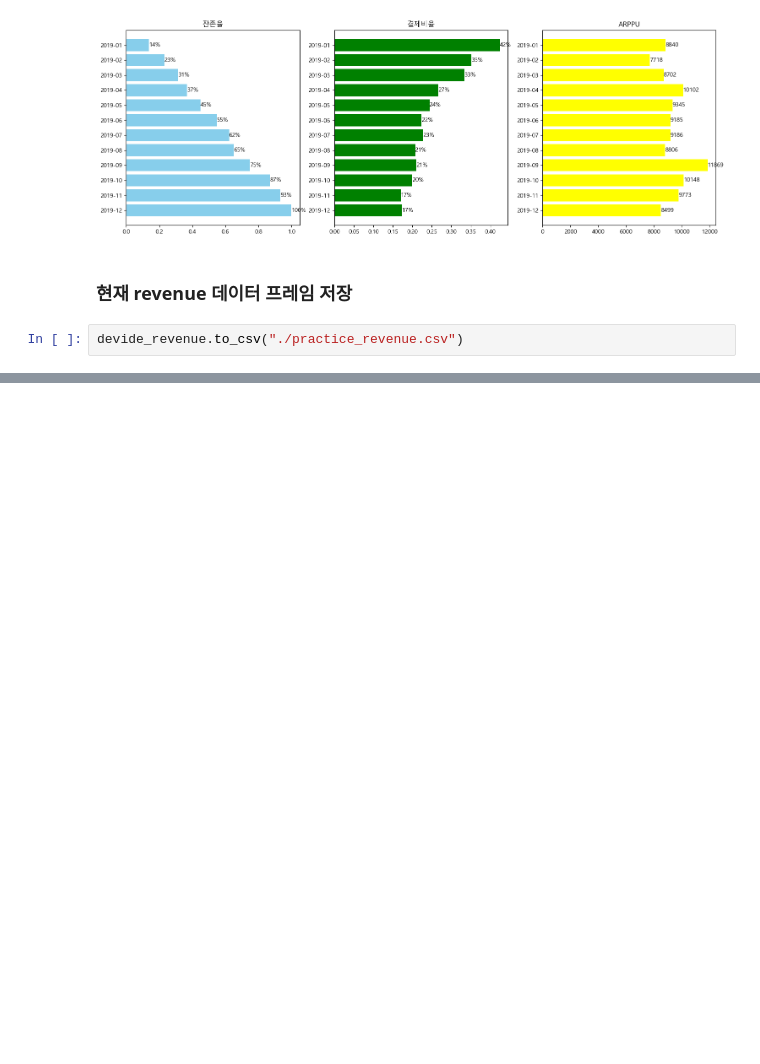
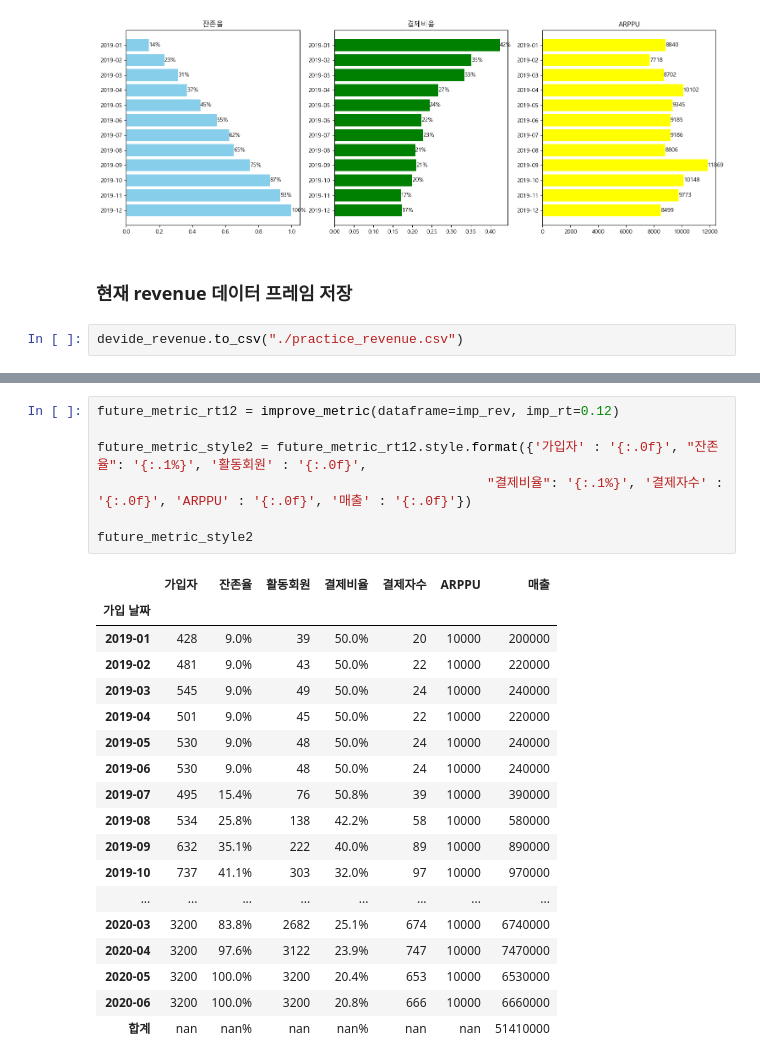
Before and after one commit to nyeokinyeoki/backup, a Jupyter notebook: data1.ipynb, the cells around one changed output, grey strips where cells are left out. Drawn from its saved outputs; the diff is of its cells as text; blank space fills up the shorter version.

```diff
--- a/data1.ipynb
+++ b/data1.ipynb
@@ -516,0 +677,26 @@ devide_revenue.to_csv("./practice_revenue.csv")
+# %%
+future_metric_rt12 = improve_metric(dataframe=imp_rev, imp_rt=0.12)
+
+future_metric_style2 = future_metric_rt12.style.format({'가입자' : '{:.0f}', "잔존율": '{:.1%}', '활동회원' : '{:.0f}',
+                                                  "결제비율": '{:.1%}', '결제자수' : '{:.0f}', 'ARPPU' : '{:.0f}', '매출' : '{:.0f}'})
+
+future_metric_style2
+# %% [output]
+|  | 가입자 | 잔존율 | 활동회원 | 결제비율 | 결제자수 | ARPPU | 매출 |
+| 가입 날짜 |  |  |  |  |  |  |  |
+| 2019-01 | 428 | 9.0% | 39 | 50.0% | 20 | 10000 | 200000 |
+| 2019-02 | 481 | 9.0% | 43 | 50.0% | 22 | 10000 | 220000 |
+| 2019-03 | 545 | 9.0% | 49 | 50.0% | 24 | 10000 | 240000 |
+| 2019-04 | 501 | 9.0% | 45 | 50.0% | 22 | 10000 | 220000 |
+| 2019-05 | 530 | 9.0% | 48 | 50.0% | 24 | 10000 | 240000 |
+| 2019-06 | 530 | 9.0% | 48 | 50.0% | 24 | 10000 | 240000 |
+| 2019-07 | 495 | 15.4% | 76 | 50.8% | 39 | 10000 | 390000 |
+| 2019-08 | 534 | 25.8% | 138 | 42.2% | 58 | 10000 | 580000 |
+| 2019-09 | 632 | 35.1% | 222 | 40.0% | 89 | 10000 | 890000 |
+| 2019-10 | 737 | 41.1% | 303 | 32.0% | 97 | 10000 | 970000 |
+| ... | ... | ... | ... | ... | ... | ... | ... |
+| 2020-03 | 3200 | 83.8% | 2682 | 25.1% | 674 | 10000 | 6740000 |
+| 2020-04 | 3200 | 97.6% | 3122 | 23.9% | 747 | 10000 | 7470000 |
+| 2020-05 | 3200 | 100.0% | 3200 | 20.4% | 653 | 10000 | 6530000 |
+| 2020-06 | 3200 | 100.0% | 3200 | 20.8% | 666 | 10000 | 6660000 |
+| 합계 | nan | nan% | nan | nan% | nan | nan | 51410000 |
```
Also changed, not shown: parts of 7 cells of this notebook.
